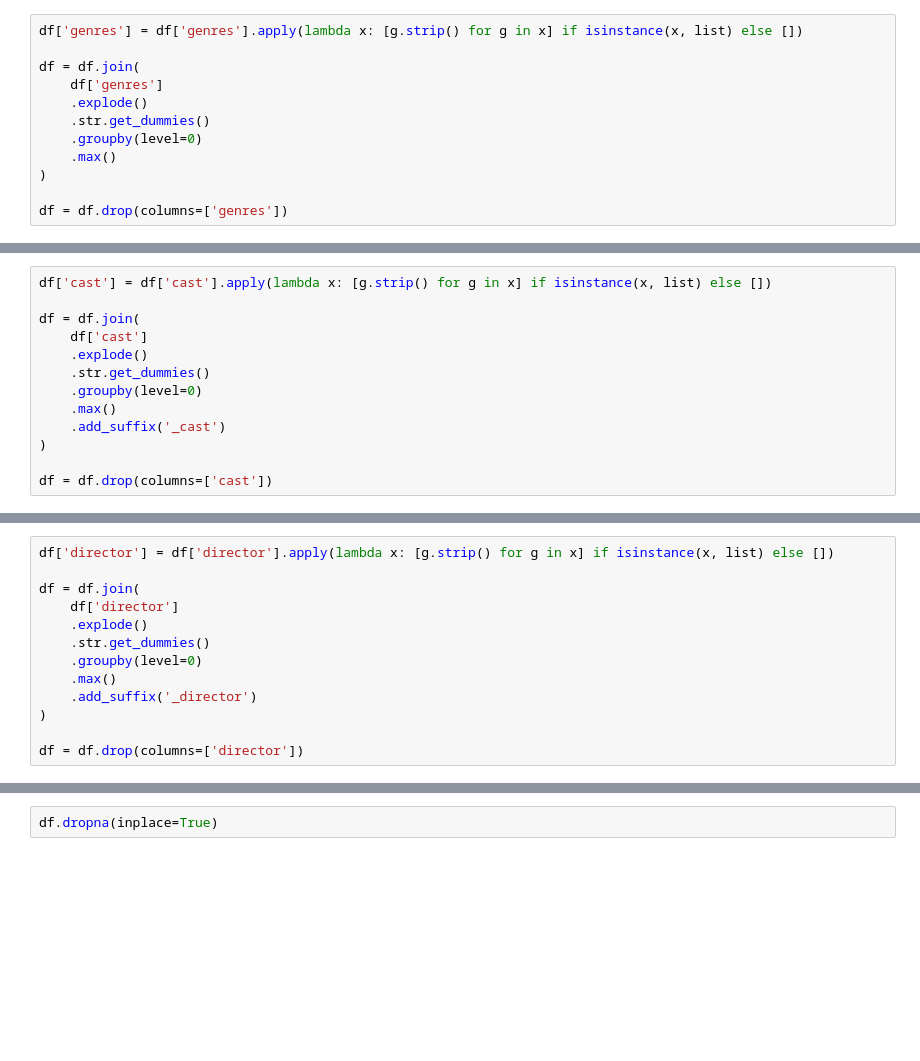
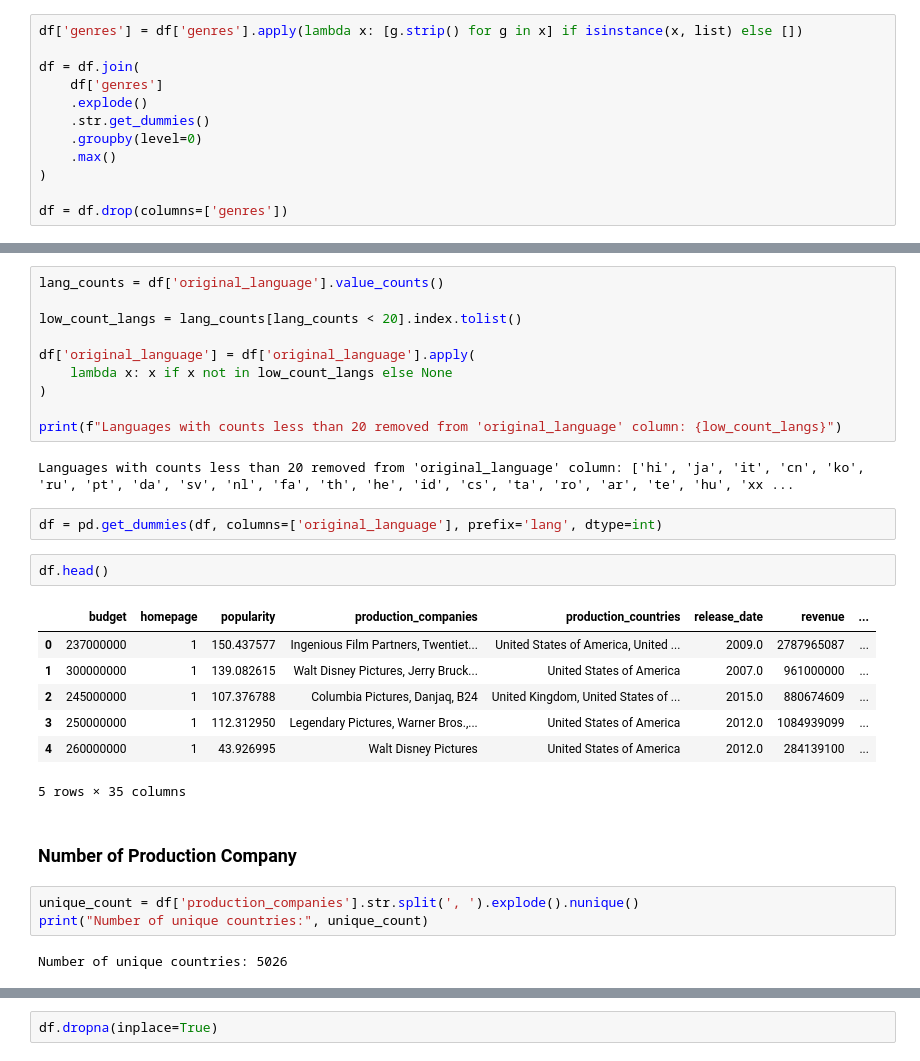
Before and after one commit to leonnmarcoo/CCADMACL_COM232_PROJECT, a Jupyter notebook: data_preprocessing.ipynb, the cells around one changed output, grey strips where cells are left out. Drawn from its saved outputs; the diff is of its cells as text; blank space fills up the shorter version.

```diff
--- a/data_preprocessing.ipynb
+++ b/data_preprocessing.ipynb
@@ -184,13 +206,0 @@ df = df.drop(columns=['production_countries'])
-# %%
-df['cast'] = df['cast'].apply(lambda x: [g.strip() for g in x] if isinstance(x, list) else [])
-
-df = df.join(
-    df['cast']
-    .explode()
-    .str.get_dummies()
-    .groupby(level=0)
-    .max()
-    .add_suffix('_cast')
-)
-
-df = df.drop(columns=['cast'])
@@ -199,13 +206,0 @@ KeyError: 'cast'
-# %%
-df['director'] = df['director'].apply(lambda x: [g.strip() for g in x] if isinstance(x, list) else [])
-
-df = df.join(
-    df['director']
-    .explode()
-    .str.get_dummies()
-    .groupby(level=0)
-    .max()
-    .add_suffix('_director')
-)
-
-df = df.drop(columns=['director'])
@@ -211,0 +252,31 @@ df = df.drop(columns=['director'])
+# %%
+lang_counts = df['original_language'].value_counts()
+
+low_count_langs = lang_counts[lang_counts < 20].index.tolist()
+
+df['original_language'] = df['original_language'].apply(
+    lambda x: x if x not in low_count_langs else None
+)
+
+print(f"Languages with counts less than 20 removed from 'original_language' column: {low_count_langs}")
+# %% [output]
+Languages with counts less than 20 removed from 'original_language' column: ['hi', 'ja', 'it', 'cn', 'ko', 'ru', 'pt', 'da', 'sv', 'nl', 'fa', 'th', 'he', 'id', 'cs', 'ta', 'ro', 'ar', 'te', 'hu', 'xx ...
+# %%
+df = pd.get_dummies(df, columns=['original_language'], prefix='lang', dtype=int)
+# %%
+df.head()
+# %% [output]
+|  | budget | homepage | popularity | production_companies | production_countries | release_date | revenue | ... |
+| 0 | 237000000 | 1 | 150.437577 | Ingenious Film Partners, Twentiet... | United States of America, United ... | 2009.0 | 2787965087 | ... |
+| 1 | 300000000 | 1 | 139.082615 | Walt Disney Pictures, Jerry Bruck... | United States of America | 2007.0 | 961000000 | ... |
+| 2 | 245000000 | 1 | 107.376788 | Columbia Pictures, Danjaq, B24 | United Kingdom, United States of ... | 2015.0 | 880674609 | ... |
+| 3 | 250000000 | 1 | 112.312950 | Legendary Pictures, Warner Bros.,... | United States of America | 2012.0 | 1084939099 | ... |
+| 4 | 260000000 | 1 | 43.926995 | Walt Disney Pictures | United States of America | 2012.0 | 284139100 | ... |
+5 rows × 35 columns
+# %% [markdown]
+### **Number of Production Company**
+# %%
+unique_count = df['production_companies'].str.split(', ').explode().nunique()
+print("Number of unique countries:", unique_count)
+# %% [output]
+Number of unique countries: 5026
```
Also changed, not shown: parts of 42 cells of this notebook.
